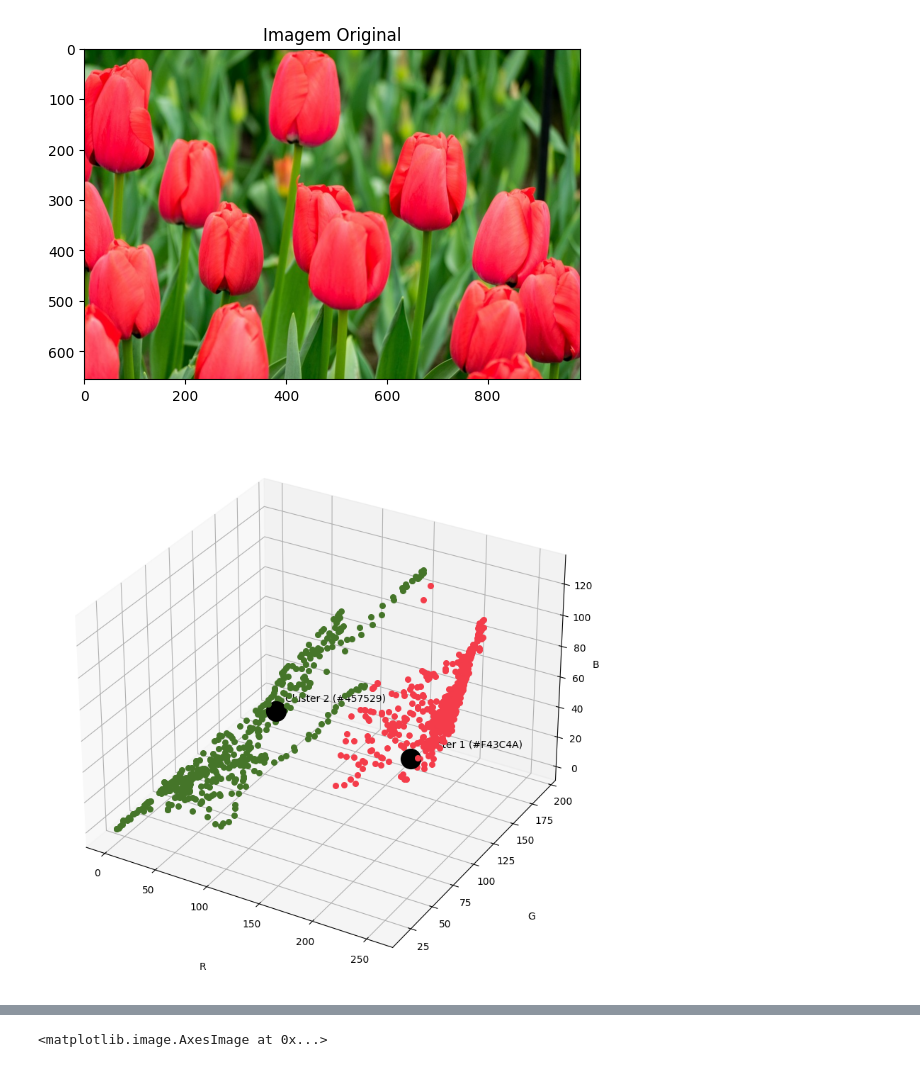
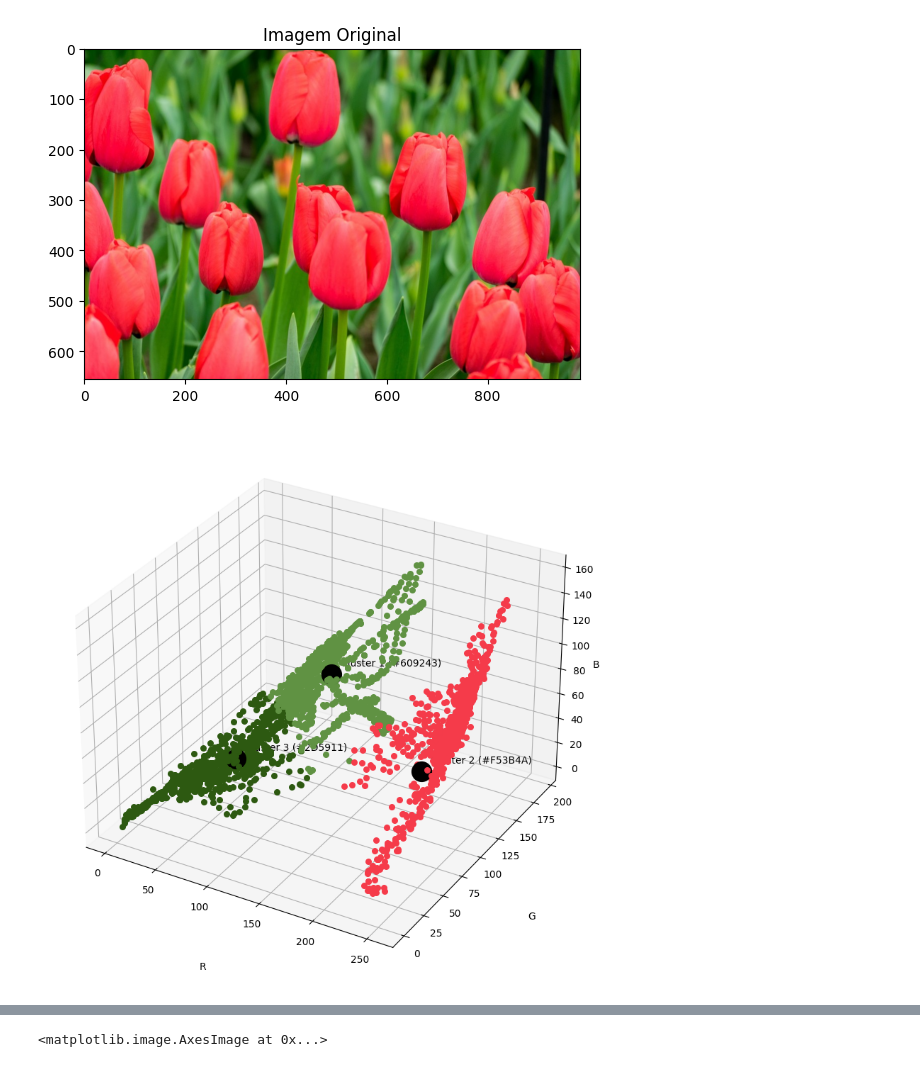
Before and after one commit to joaovictor-AC/Computer-Vision---Segmentaion, a Jupyter notebook: EX_02.ipynb, the cells around one changed output, grey strips where cells are left out. Saved outputs shown, nothing was run; the diff lists cells and outputs as text; code cells hidden in the pictures.

```diff
--- a/EX_02.ipynb
+++ b/EX_02.ipynb
@@ -20,38 +20,45 @@ X = img.reshape(-1,3)
 X = np.float32(X)
 # %%
 # Definir um número de centroides
-k = 2
+k = 3
 
-kmeans = km(n_clusters=k).fit(X)
+kmeans = km(n_clusters=k,n_init=50).fit(X)
 centers = np.uint8(kmeans.cluster_centers_)
 labels = kmeans.labels_
 seg_img = centers[labels]
+
+# kmeans.cluster_centers_: Vai mostrar a cor específica(coordenadas) para cada cluster
+# kmeans.labels_: Vai mostrar qual cluster cada pixel é representado
+
+# Juntando os dois, cada pixel vai ter as coordenadas exatas do seu respectivo cluster
 # %%
 def rgb_to_hex(arr):
     return ('{:02X}' * 3).format(arr[0], arr[1], arr[2])
 
 
 fig = plt.figure(figsize=(10, 10))
 ax = plt.axes(projection='3d')
 ax.set_xlabel("R", labelpad=30)
 ax.set_ylabel("G", labelpad=30)
 ax.set_zlabel("B", labelpad=30)
 ax.zaxis.labelpad = 1
 
 colors = [f"#{rgb_to_hex(RGB)}" for RGB in centers]
 
 for i in range(k):
     # Procurando a possição dos pixels por classe (cluster)
     arr_px_clust = np.array(np.where(labels == i))[0]
-    for j in range(500):
+
+    # Amostra de 1000 px's
+    for j in range(1000):
         # Pegando uma amostra de pixels de cada classe
         px = X[arr_px_clust[j]]
         ax.scatter(px[0], px[1], px[2], c=colors[i], s=30)
 
     ax.scatter(centers[i][0], centers[i][1], centers[i][2], c='black', s=400)
     ax.text(centers[i][0] + 5, centers[i][1] + 5, centers[i][2] + 5, f"Cluster {i+1} ({colors[i]})")
 
 plt.show()
 # %% [output]
-[figure, old version]
+[figure, new version]
 # %%
```
Also changed, not shown: parts of 1 cell of this notebook, 1 other file.
